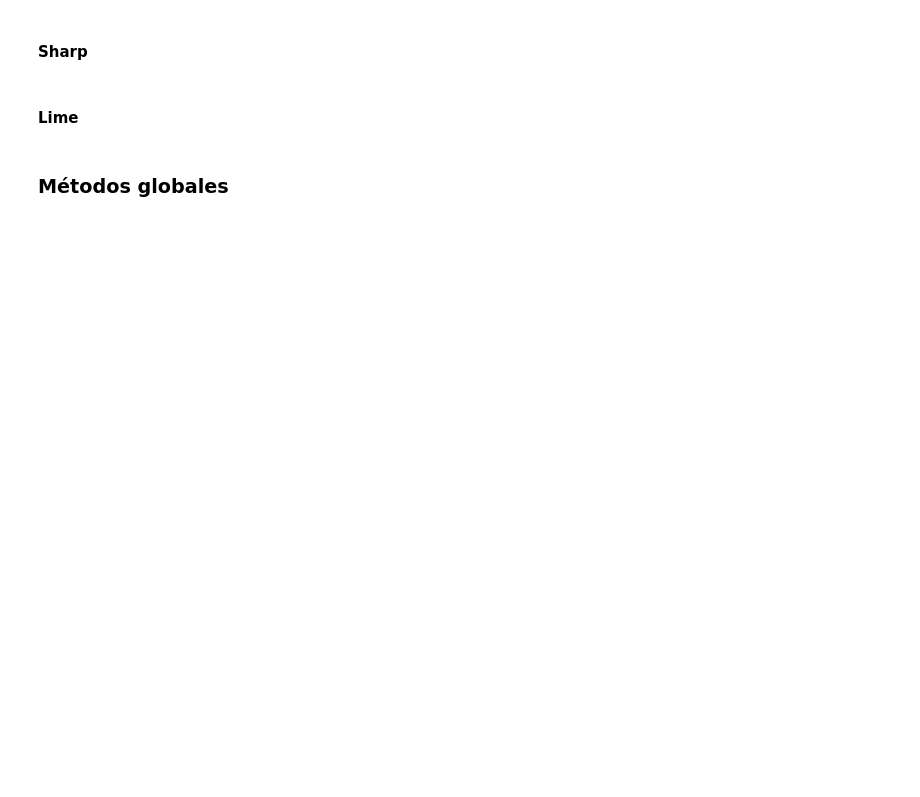
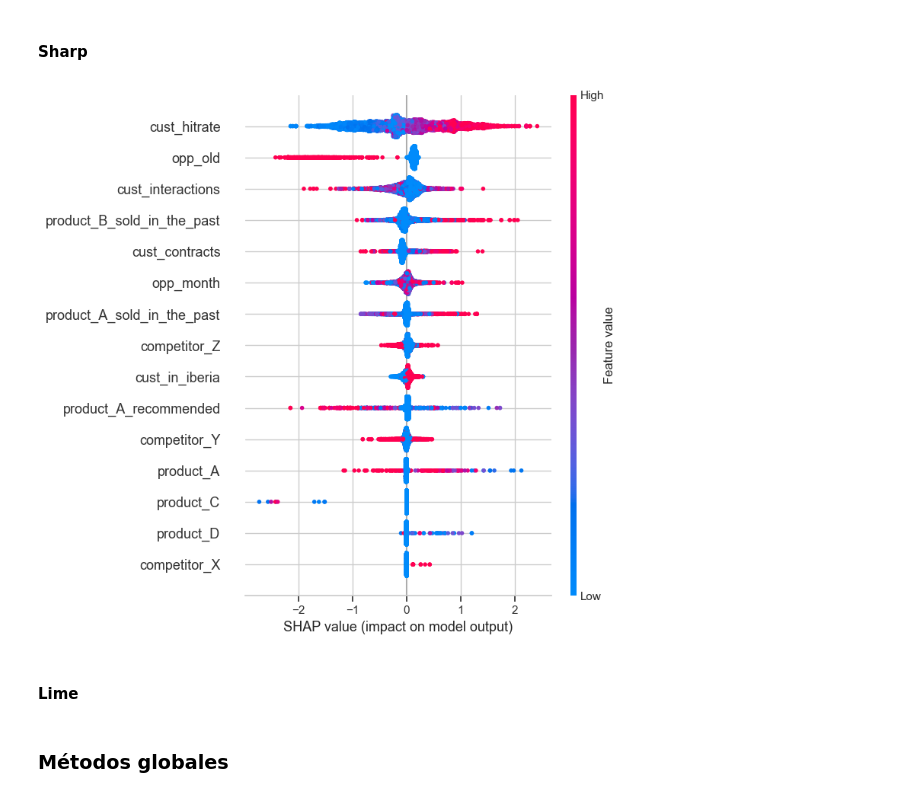
Before and after one commit to Lihao006/Datathon-2025, a Jupyter notebook: lightgbm.ipynb, the cells around one changed output. Cells and saved outputs as stored; diff of their text form; code cells hidden in the pictures; blank space fills up the shorter version.

```diff
--- a/lightgbm.ipynb
+++ b/lightgbm.ipynb
@@ -109,3 +95,26 @@ verbosity 	-1
+# %%
+best_lgbm = LGBMClassifier(
+    boosting_type =	'gbdt',
+    num_leaves = 31,
+    max_depth = 8,
+    learning_rate =	0.1,
+    n_estimators = 200,
+    subsample_for_bin = 200000,
+    objective = 'binary',
+    class_weight = None,
+    min_split_gain = 0.0,
+    min_child_weight = 	0.001,
+    min_child_samples =	10,
+    subsample =	1.0,
+    subsample_freq = 0,
+    colsample_bytree = 1.0,
+    reg_alpha = 0.0,
+    reg_lambda = 0.0,
+    random_state = 1234,
+    n_jobs = None,
+    importance_type = 'split',
+    verbosity = -1
+)
 # %%
 # fit model
 best_lgbm.fit(X_train, y_train)
@@ -133,18 +152,22 @@ plt.show()
 # %%
 import shap
 
 # Crear explainer
 explainer = shap.TreeExplainer(best_lgbm)
+
+feature_names = X_test.columns.tolist()
 
 # Obtener SHAP values
 shap_values = explainer.shap_values(X_test)
 
 # Si es clasificación binaria, LightGBM también puede devolver una lista
 if isinstance(shap_values, list):
     shap_values = shap_values[1]  # Tomar la clase positiva (1)
 
 # Gráfico global
 shap.summary_plot(shap_values, X_test, feature_names=feature_names)
+# %% [output]
+[figure, added]
 # %% [markdown]
 #### Lime
 # %%
```
Also changed, not shown: parts of 7 cells of this notebook.
